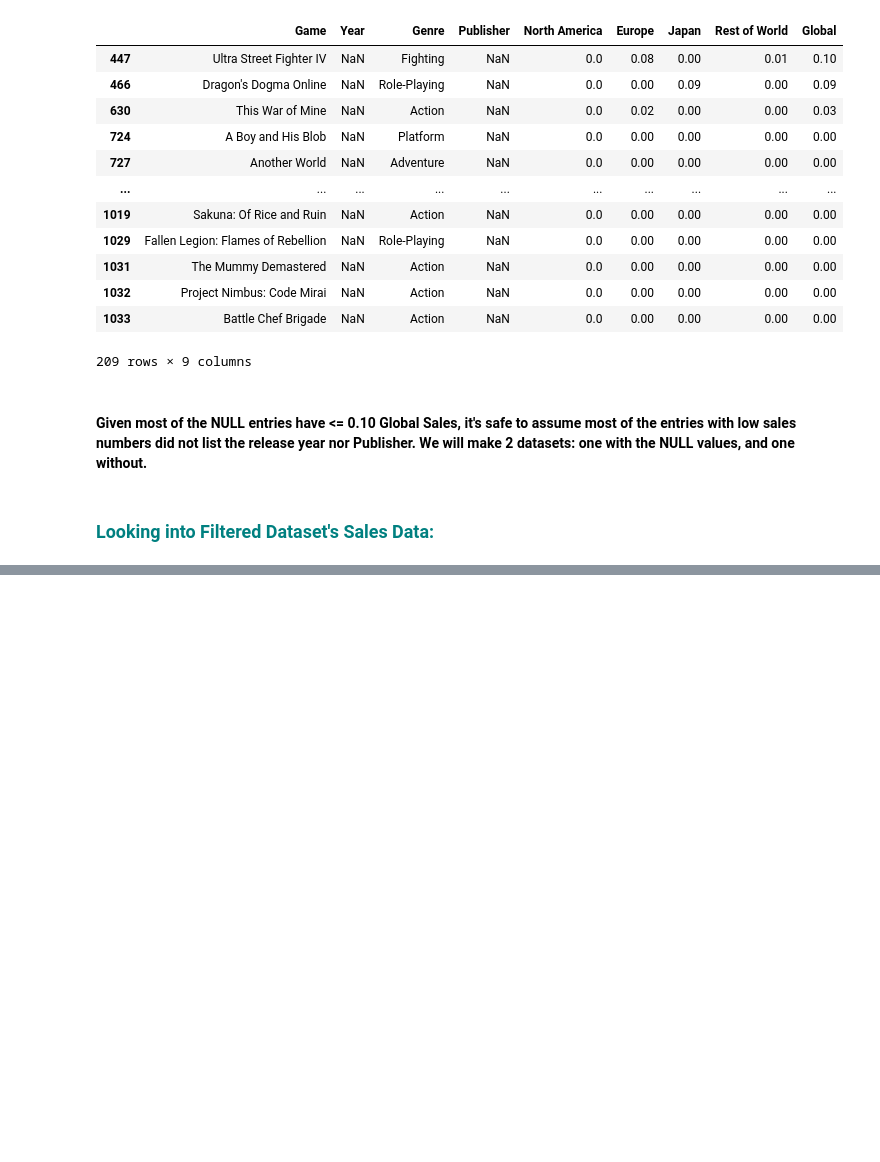
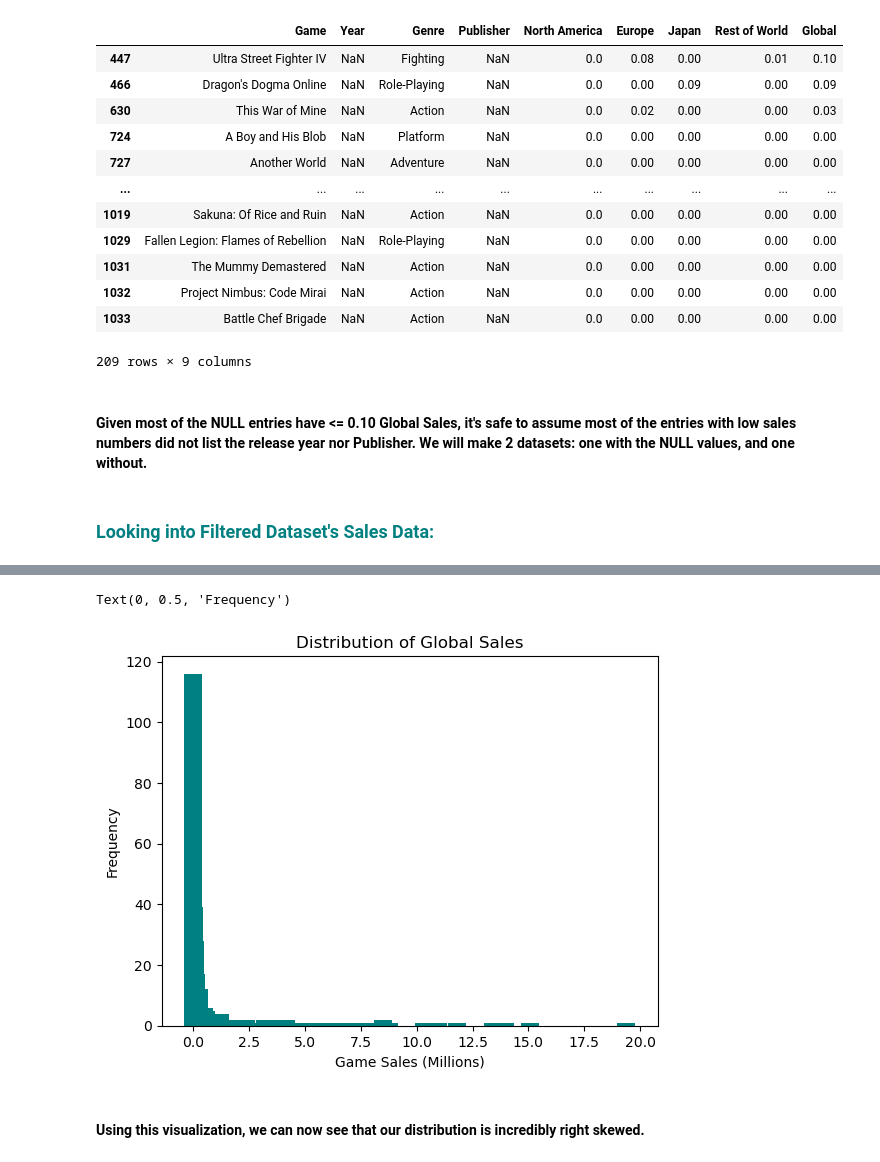
Before and after one commit to Alexdxe/PS4-Sales_Analysis, a Jupyter notebook: PS4_Analysis.ipynb, the cells around one changed output, grey strips where cells are left out. Drawn from its saved outputs; the diff is of its cells as text; code cells hidden in the pictures; blank space fills up the shorter version.

```diff
--- a/PS4_Analysis.ipynb
+++ b/PS4_Analysis.ipynb
@@ -135,0 +147,18 @@ f_game_df.describe()
+# %%
+#Creating the Barplot for Global Sales Data:
+
+#Value Counts:
+sales_counts = f_game_df['Global'].value_counts()
+
+#Generating Visualization:
+plt.bar(sales_counts.index, sales_counts.values, color = 'teal')
+
+#Titles/labels:
+plt.title('Distribution of Global Sales')
+plt.xlabel('Game Sales (Millions)')
+plt.ylabel('Frequency')
+# %% [output]
+Text(0, 0.5, 'Frequency')
+[figure, added]
+# %% [markdown]
+#### Using this visualization, we can now see that our distribution is incredibly right skewed.
```
Also changed, not shown: parts of 21 cells of this notebook.
